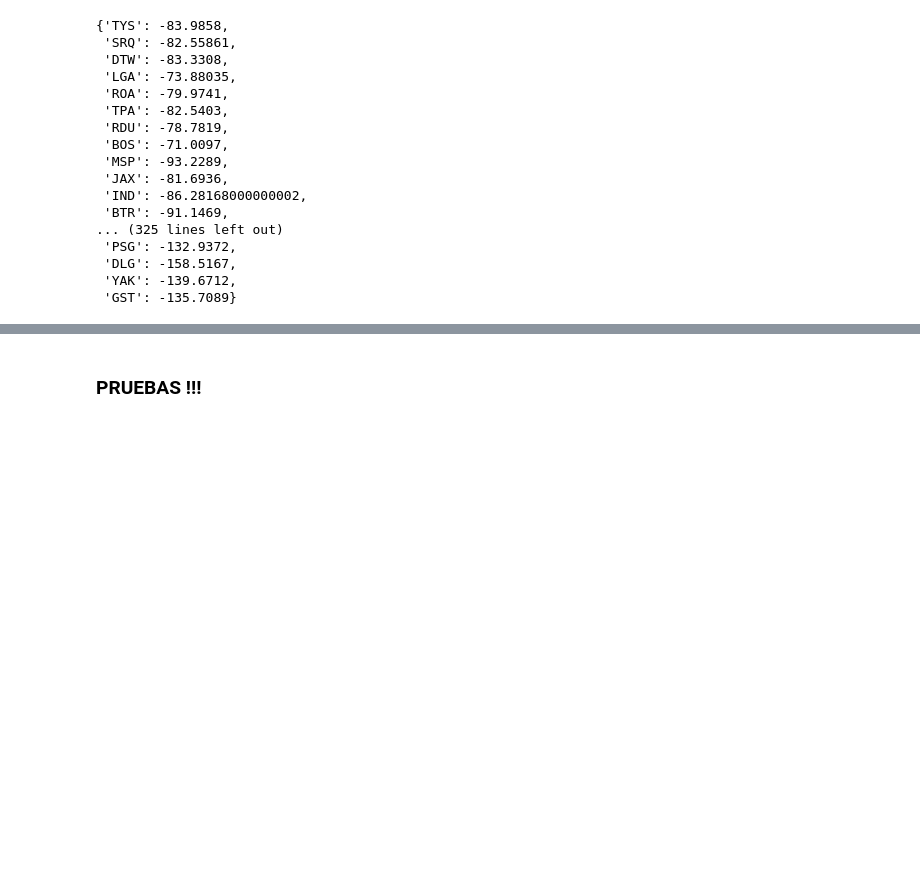
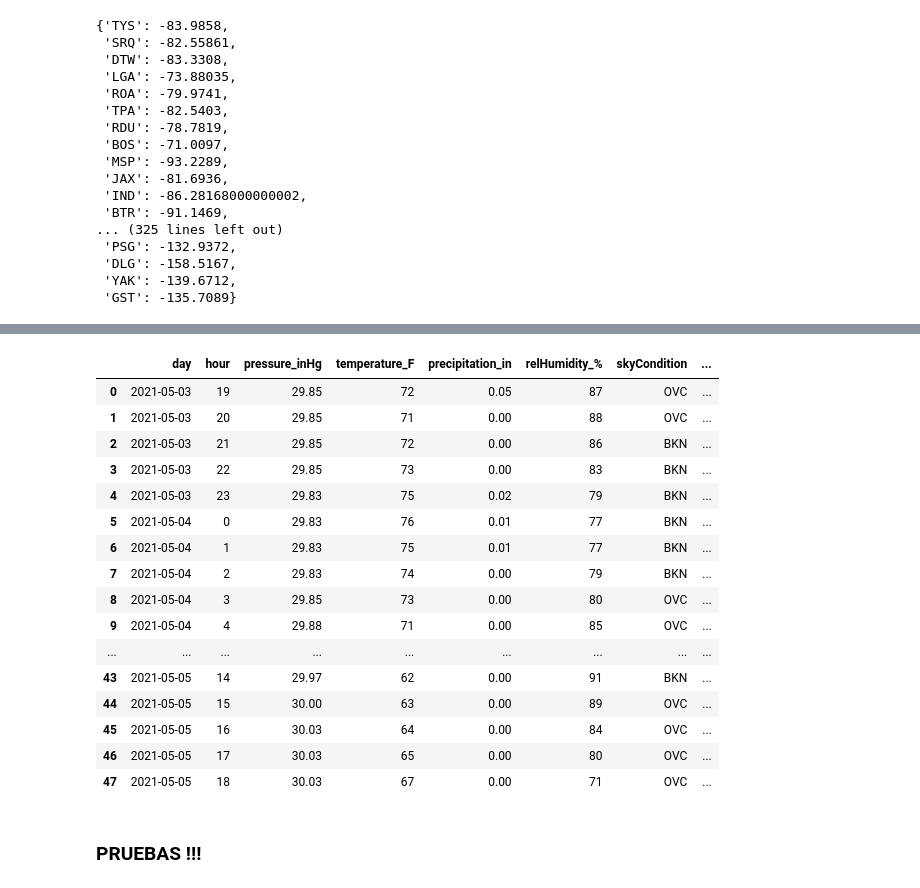
Before and after one commit to malonsol/TFM_KSchool, a Jupyter notebook: frontend/6_frontend.ipynb, the cells around one changed output, grey strips where cells are left out. Drawn from its saved outputs; the diff is of its cells as text; code cells hidden in the pictures; blank space fills up the shorter version.

```diff
--- a/frontend/6_frontend.ipynb
+++ b/frontend/6_frontend.ipynb
@@ -765,2 +986,22 @@ longitude_dict
+# %%
+weather_forecast(lat=33.63, lon=-84.45)
+# %% [output]
+|  | day | hour | pressure_inHg | temperature_F | precipitation_in | relHumidity_% | skyCondition | ... |
+| 0 | 2021-05-03 | 19 | 29.85 | 72 | 0.05 | 87 | OVC | ... |
+| 1 | 2021-05-03 | 20 | 29.85 | 71 | 0.00 | 88 | OVC | ... |
+| 2 | 2021-05-03 | 21 | 29.85 | 72 | 0.00 | 86 | BKN | ... |
+| 3 | 2021-05-03 | 22 | 29.85 | 73 | 0.00 | 83 | BKN | ... |
+| 4 | 2021-05-03 | 23 | 29.83 | 75 | 0.02 | 79 | BKN | ... |
+| 5 | 2021-05-04 | 0 | 29.83 | 76 | 0.01 | 77 | BKN | ... |
+| 6 | 2021-05-04 | 1 | 29.83 | 75 | 0.01 | 77 | BKN | ... |
+| 7 | 2021-05-04 | 2 | 29.83 | 74 | 0.00 | 79 | BKN | ... |
+| 8 | 2021-05-04 | 3 | 29.85 | 73 | 0.00 | 80 | OVC | ... |
+| 9 | 2021-05-04 | 4 | 29.88 | 71 | 0.00 | 85 | OVC | ... |
+| ... | ... | ... | ... | ... | ... | ... | ... | ... |
+| 43 | 2021-05-05 | 14 | 29.97 | 62 | 0.00 | 91 | BKN | ... |
+| 44 | 2021-05-05 | 15 | 30.00 | 63 | 0.00 | 89 | OVC | ... |
+| 45 | 2021-05-05 | 16 | 30.03 | 64 | 0.00 | 84 | OVC | ... |
+| 46 | 2021-05-05 | 17 | 30.03 | 65 | 0.00 | 80 | OVC | ... |
+| 47 | 2021-05-05 | 18 | 30.03 | 67 | 0.00 | 71 | OVC | ... |
 # %% [markdown]
 ### PRUEBAS !!!
```
Also changed, not shown: parts of 9 cells of this notebook, 1 other file.
